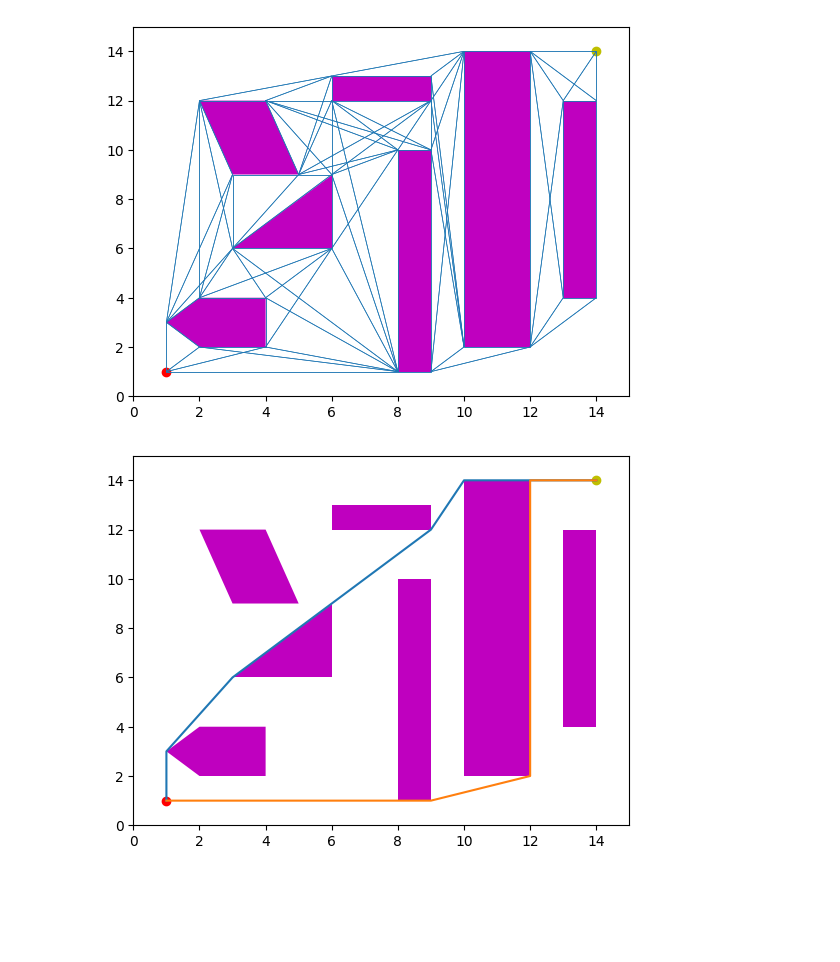
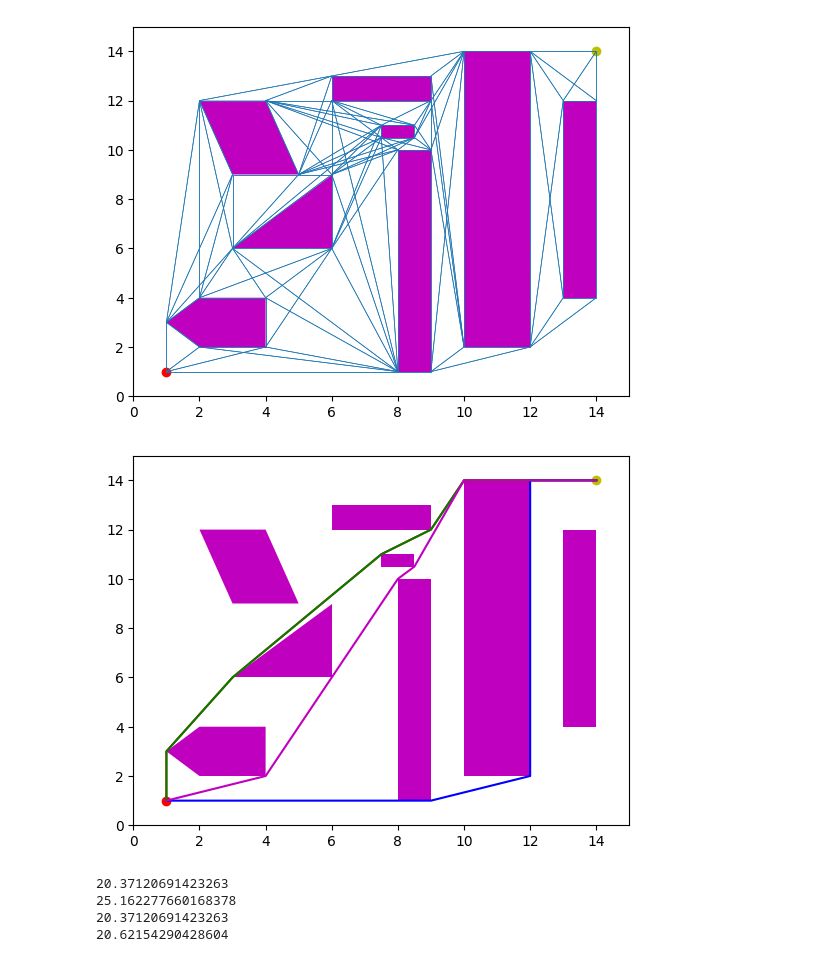
Before and after one commit to hmp-anthony/aima-python, a Jupyter notebook: polygon_obstacle_path_finder.ipynb, the cells around one changed output. Drawn from its saved outputs; the diff is of its cells as text; code cells hidden in the pictures; blank space fills up the shorter version.

```diff
--- a/polygon_obstacle_path_finder.ipynb
+++ b/polygon_obstacle_path_finder.ipynb
@@ -1,9 +1,12 @@
 # %%
 """ The goal of this code is to take a collection of polygons
-    with integer coordinates and returns a path that traverses
-    the obstacles """
+    and returns a path that traverses the obstacles """
 
 from search_2 import *
+# This is not part of the aima-python repo.
+# I took the code from "search4e.ipynb" and
+# pasted it into a file called search_2 :)
+
 from matplotlib.patches import Polygon
 
 polygons = [[(1,1)],
@@ -14,6 +17,7 @@ polygons = [[(1,1)],
             [(8,1), (9,1), (9,10), (8,10)],
             [(6,12), (9,12), (9,13), (6,13)],
             [(3,9), (5,9), (4,12), (2,12)],
+            [(7.5,10.5), (8.5,10.5), (8.5,11), (7.5,11)],
             [(14,14)]]
 
 start = polygons[0][0]
@@ -141,7 +145,7 @@ ax.set_ylim([0,15])
 
 plt.show()
 # %% [output]
-[figure, old version]
+[figure, new version]
 # %%
 path_finder_map = dict()
 locations = dict()
@@ -161,31 +165,35 @@ route_problem = RouteProblem((1,1), (14,14), map=path_finder)
 # %%
 uniform_cost_search_route = path_states(uniform_cost_search(route_problem))
 breadth_first_search_route = path_states(breadth_first_search(route_problem))
+astar_search_route = path_states(astar_tree_search(route_problem))
+weighted_astar_search_route = path_states(weighted_astar_search(route_problem))
 # %%
 from matplotlib import collections  as mc
 
 polygon_plot = []
 
 for p in polygons:
     polygon_plot.append(Polygon(p, facecolor = 'm'))
 
 
 fig,ax = plt.subplots()
 
 # begin
 ax.plot(start[0], start[1],'-ro')
 # end
 ax.plot(end[0], end[1],'-yo')
 
 for p in polygon_plot:
     ax.add_patch(p)
 
-plt.plot(*zip(*uniform_cost_search_route))
-plt.plot(*zip(*breadth_first_search_route))
+plt.plot(*zip(*uniform_cost_search_route), color='r')
+plt.plot(*zip(*breadth_first_search_route), color='b')
+plt.plot(*zip(*astar_search_route), color='g')
+plt.plot(*zip(*weighted_astar_search_route), color='m')
 
 ax.set_xlim([0,15])
 ax.set_ylim([0,15])
 
 plt.show()
 # %% [output]
-[figure, old version]
+[figure, new version]
@@ -191,0 +207,14 @@ plt.show()
+# %%
+uniform_cost_search_cost = calculate_path_cost(uniform_cost_search_route)
+breadth_first_search_cost = calculate_path_cost(breadth_first_search_route)
+astar_search_cost = calculate_path_cost(astar_search_route)
+weighted_astar_search_cost = calculate_path_cost(weighted_astar_search_route)
+print(uniform_cost_search_cost)
+print(breadth_first_search_cost)
+print(astar_search_cost)
+print(weighted_astar_search_cost)
+# %% [output]
+20.37120691423263
+25.162277660168378
+20.37120691423263
+20.62154290428604
```
Also changed, not shown: parts of 2 cells of this notebook.
